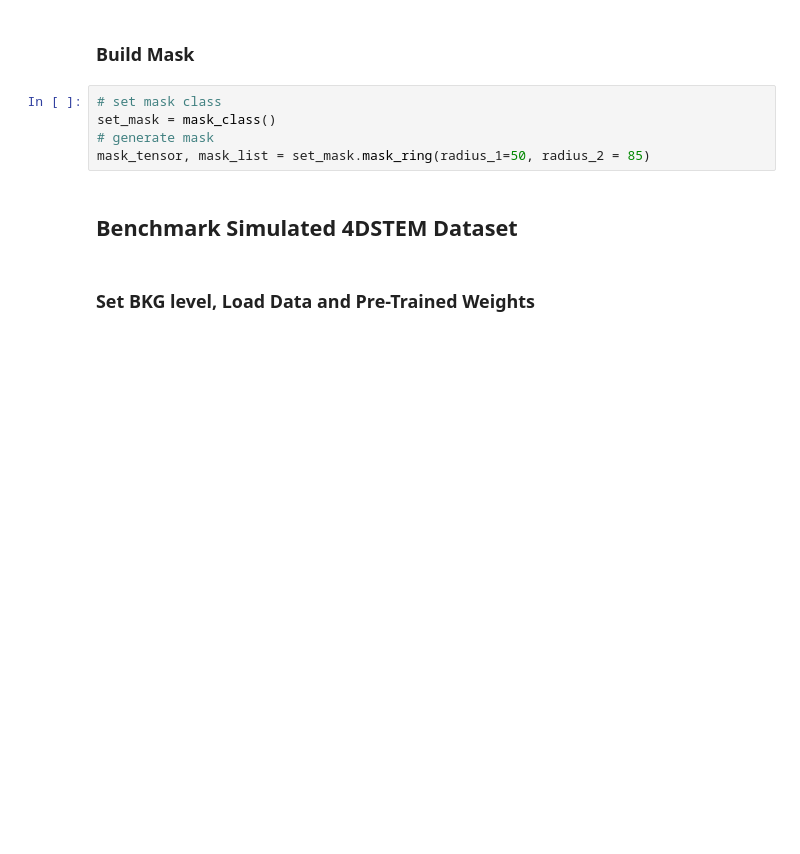
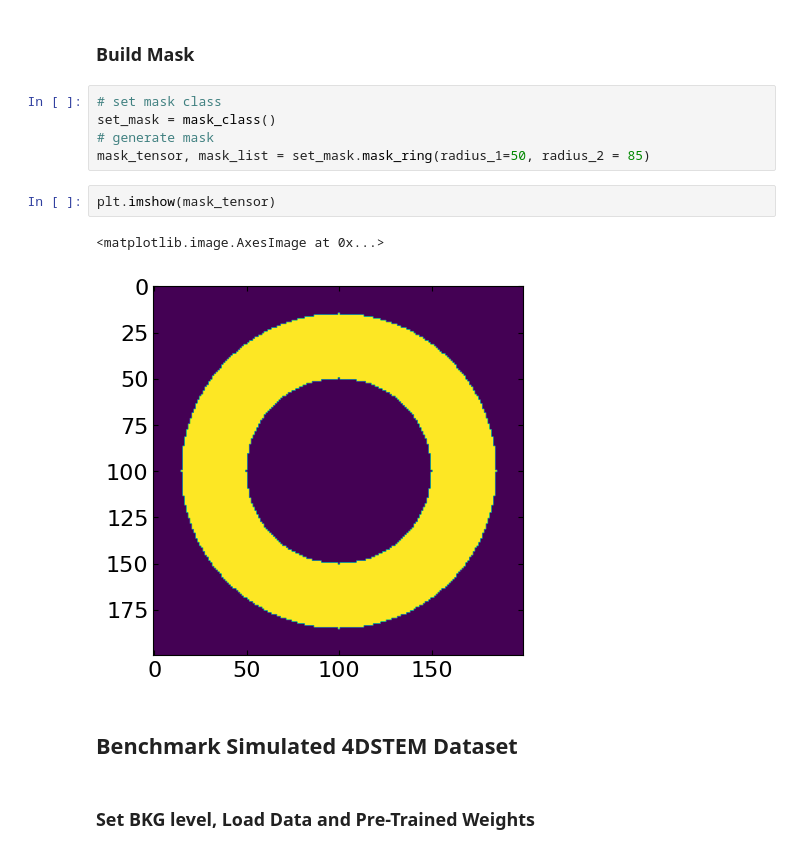
Before and after one commit to m3-learning/Auto4DSTEM, a Jupyter notebook: content/01_Auto4DSTEM_simulated.ipynb, the cells around one changed output. Drawn from its saved outputs; the diff is of its cells as text; blank space fills up the shorter version.

```diff
--- a/content/01_Auto4DSTEM_simulated.ipynb
+++ b/content/01_Auto4DSTEM_simulated.ipynb
@@ -68,6 +79,11 @@ FileNotFoundError: [Errno 2] No such file or directory: 'content/Simulated_4dste
 set_mask = mask_class()
 # generate mask
 mask_tensor, mask_list = set_mask.mask_ring(radius_1=50, radius_2 = 85)
+# %%
+plt.imshow(mask_tensor)
+# %% [output]
+<matplotlib.image.AxesImage at 0x...>
+[figure, added]
 # %% [markdown]
 ## Benchmark Simulated 4DSTEM Dataset
 # %% [markdown]
```
Also changed, not shown: parts of 5 cells of this notebook, 2 other files.
